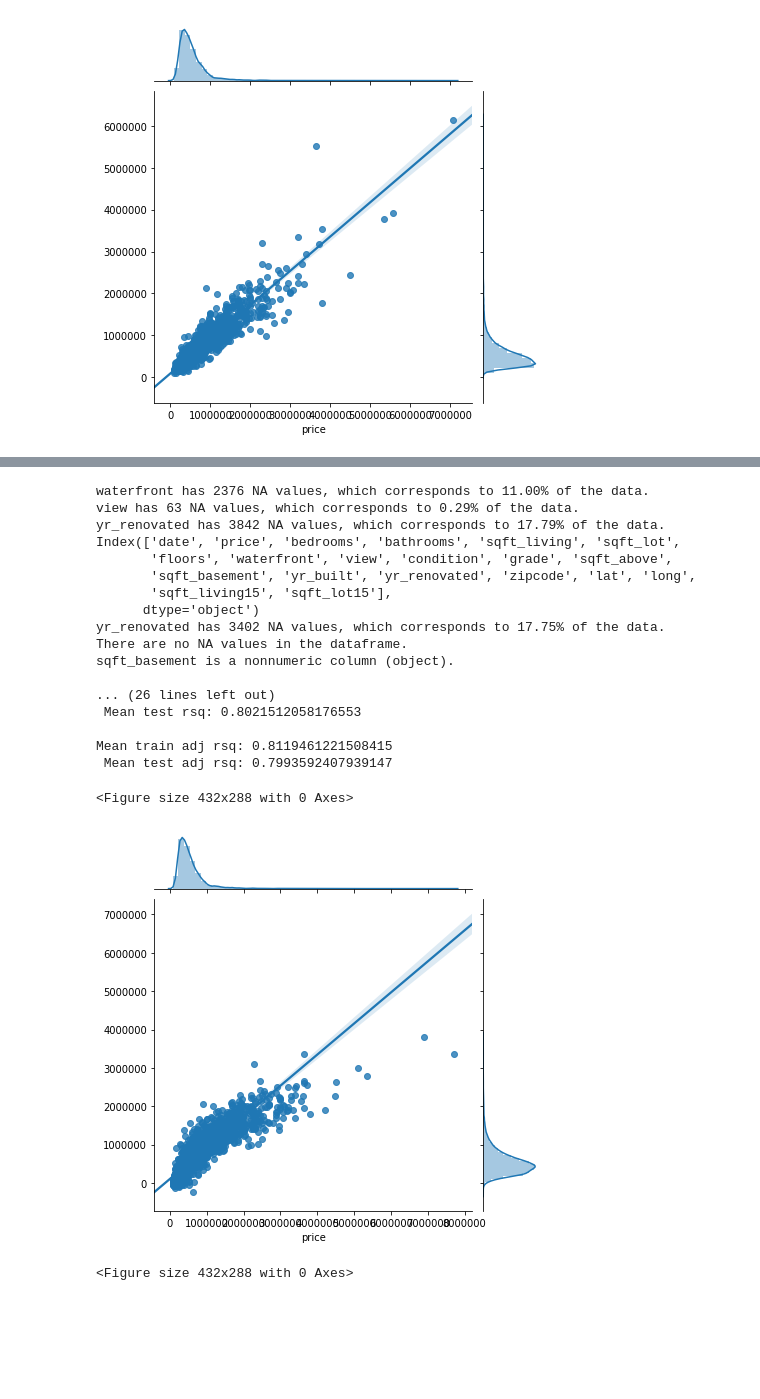
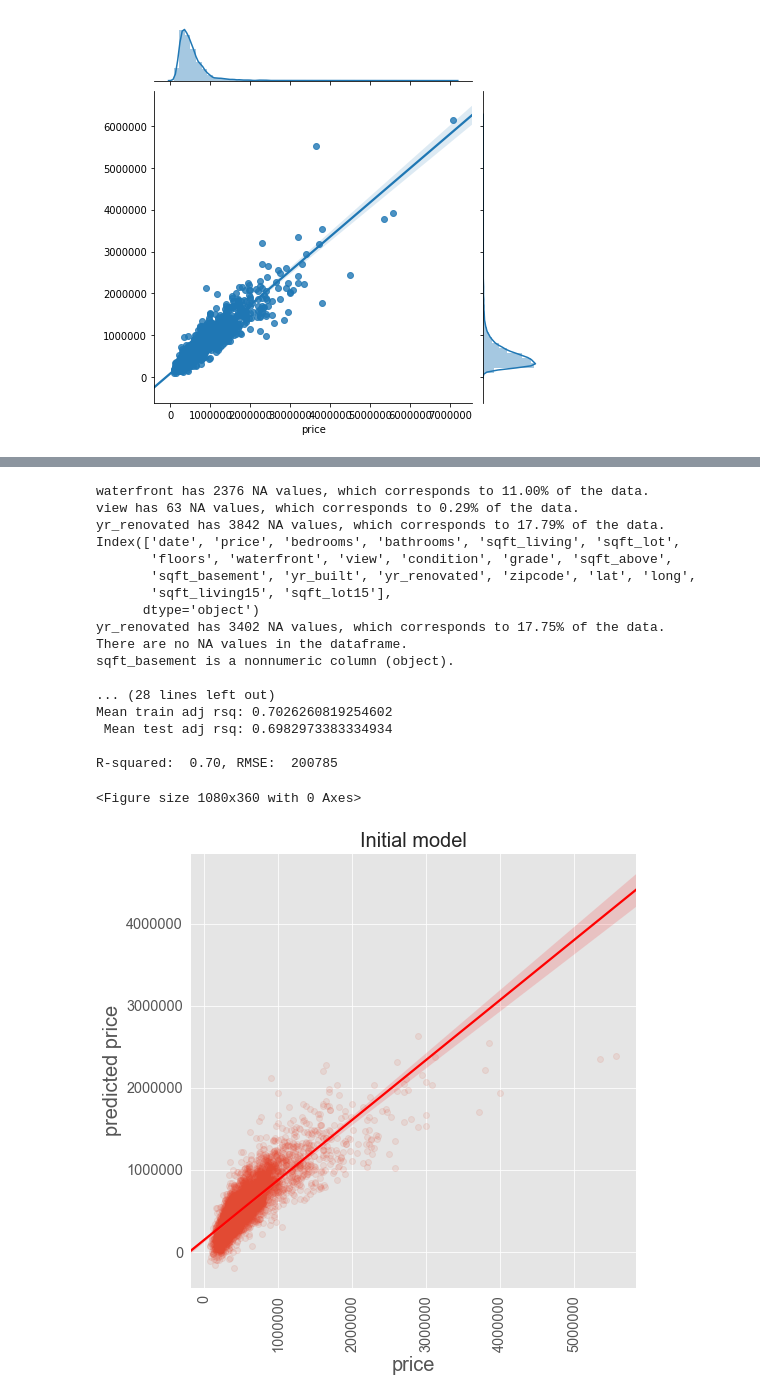
Before and after one commit to JoeDown/King-County-Linear-Regression-Price-Prediction, a Jupyter notebook: nick-scratch.ipynb, the cells around one changed output, grey strips where cells are left out. Drawn from its saved outputs; the diff is of its cells as text; code cells hidden in the pictures; blank space fills up the shorter version.

```diff
--- a/nick-scratch.ipynb
+++ b/nick-scratch.ipynb
@@ -4363,3 +4363,12 @@ Mean train adj rsq: 0.8831998866971951
 [figure]
 <Figure size 432x288 with 0 Axes>
 [figure]
+# %%
+import matplotlib.pylab as pylab
+params = {'legend.fontsize': 'x-large',
+          'figure.figsize': (15, 5),
+         'axes.labelsize': 'x-large',
+         'axes.titlesize':'x-large',
+         'xtick.labelsize':'x-large',
+         'ytick.labelsize':'x-large'}
+pylab.rcParams.update(params)
@@ -4372,7 +4386,9 @@ import sys
 linreg = LinearRegression()
 
 log_transform_data = False
-normalize_data = True
+normalize_data = False
+add_dummy_zipcodes = False
+
 num_splits = 10
 test_size = 0.33
 log_transform_variables = ['price', 'bedrooms', 'bathrooms', 'sqft_living',
@@ -4385,6 +4401,7 @@ columns_to_standardize = ['bedrooms', 'bathrooms',
                                 'sqft_living', 'sqft_lot', 'floors',
                                 'condition', 'grade', 'sqft_above',
                                 'sqft_living15', 'sqft_lot15']
+
 
 ### Loading data
 df = load_kc_data(filename='kc_house_data.csv', verbose=False)
@@ -4428,13 +4445,15 @@ for i in range(num_splits):
 #     ### Add new features based on training data only
 #     train_df = binarize_column(train_df, "view", new_column_name="was_viewed")
 #     train_df = binarize_column(train_df, "sqft_basement", new_column_name="has_basement")
-    train_df = add_dummy_zipcodes(train_df, all_zipcodes)
 #     train_df = add_price_per_sqft(train_df)
 
 #     test_df = binarize_column(test_df, "view", new_column_name="was_viewed")
 #     test_df = binarize_column(test_df, "sqft_basement", new_column_name="has_basement")
-    test_df = add_dummy_zipcodes(test_df, all_zipcodes)
 #     test_df = add_price_per_sqft(test_df)
+
+    if add_dummy_zipcodes:
+        train_df = add_dummy_zipcodes(train_df, all_zipcodes)
+        test_df = add_dummy_zipcodes(test_df, all_zipcodes)
 
     ### Transforming data
     if log_transform_data:
@@ -4488,39 +4507,40 @@ for i in range(num_splits):
 
     test_rsq = get_rsq_sklearn(test_df, train_linreg, "price")
     test_rsqs.append(test_rsq)
     test_adj_rsq = get_adjusted_rsq_sklearn(test_df, train_linreg, "price")
     test_adj_rsqs.append(test_adj_rsq)
 
 mean_train_err = np.mean(train_err)
 mean_test_err = np.mean(test_err)
 mean_train_rsq = np.mean(train_rsqs)
 mean_test_rsq = np.mean(test_rsqs)
 mean_train_adj_rsq = np.mean(train_adj_rsqs)
 mean_test_adj_rsq = np.mean(test_adj_rsqs)
 print(f"Mean train error: {mean_train_err}\n Mean test error: {mean_test_err}\n")
 print(f"Mean train rsq: {mean_train_rsq}\n Mean test rsq: {mean_test_rsq}\n")
 print(f"Mean train adj rsq: {mean_train_adj_rsq}\n Mean test adj rsq: {mean_test_adj_rsq}\n")
 
-plot_predictions_vs_reality(train_df, "price", y_hat_train, log_transform_target=log_transform_data)
-plot_predictions_vs_reality(test_df, "price", y_hat_test, log_transform_target=log_transform_data)
+print(f"R-squared: {mean_test_rsq: .2f}, RMSE: {mean_test_err: .0f}")
+
+#plot_predictions_vs_reality(train_df, "price", y_hat_train, log_transform_target=log_transform_data)
+plot_predictions_vs_reality(test_df, "price", y_hat_test, log_transform_target=log_transform_data, title="Initial model")
 # %% [output]
 waterfront has 2376 NA values, which corresponds to 11.00% of the data.
 view has 63 NA values, which corresponds to 0.29% of the data.
 yr_renovated has 3842 NA values, which corresponds to 17.79% of the data.
 Index(['date', 'price', 'bedrooms', 'bathrooms', 'sqft_living', 'sqft_lot',
        'floors', 'waterfront', 'view', 'condition', 'grade', 'sqft_above',
        'sqft_basement', 'yr_built', 'yr_renovated', 'zipcode', 'lat', 'long',
        'sqft_living15', 'sqft_lot15'],
       dtype='object')
 yr_renovated has 3402 NA values, which corresponds to 17.75% of the data.
 There are no NA values in the dataframe.
 sqft_basement is a nonnumeric column (object).
 
-... (26 lines left out)
- Mean test rsq: 0.8021512058176553
+... (28 lines left out)
+Mean train adj rsq: 0.7026260819254602
+ Mean test adj rsq: 0.6982973383334934
 
-Mean train adj rsq: 0.8119461221508415
- Mean test adj rsq: 0.7993592407939147
+R-squared:  0.70, RMSE:  200785
-<Figure size 432x288 with 0 Axes>
+<Figure size 1080x360 with 0 Axes>
-[figure, old version]
+[figure, new version]
-<Figure size 432x288 with 0 Axes>
```
Also changed, not shown: parts of 17 cells of this notebook, 1 other file.
